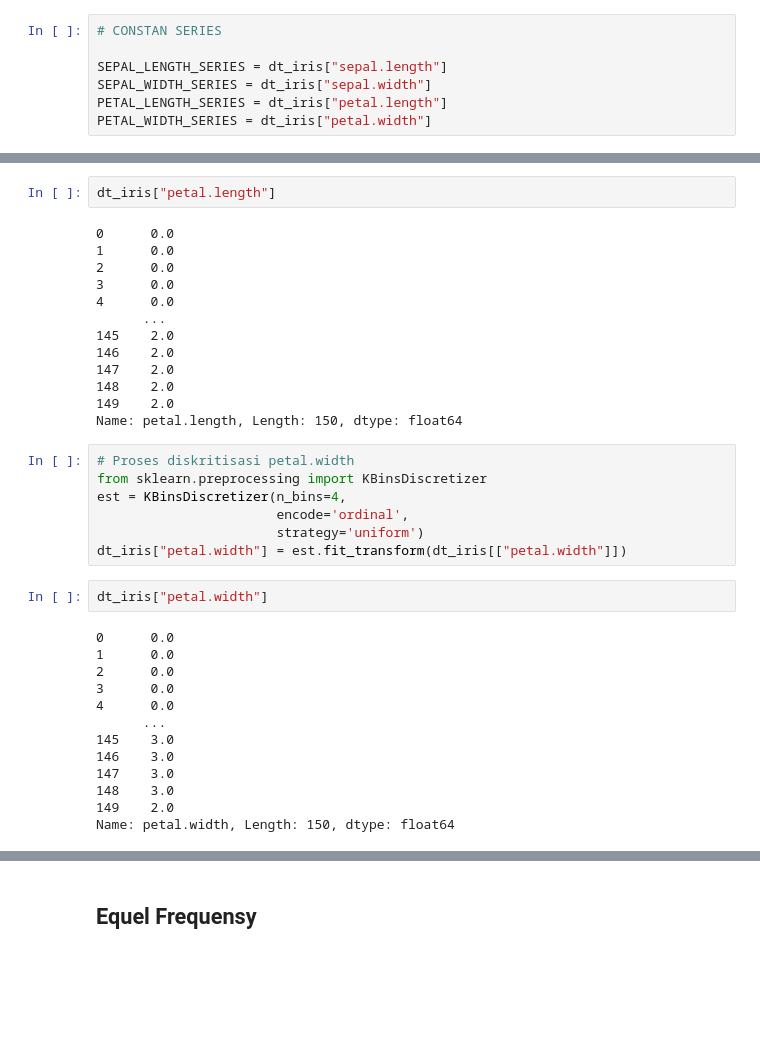
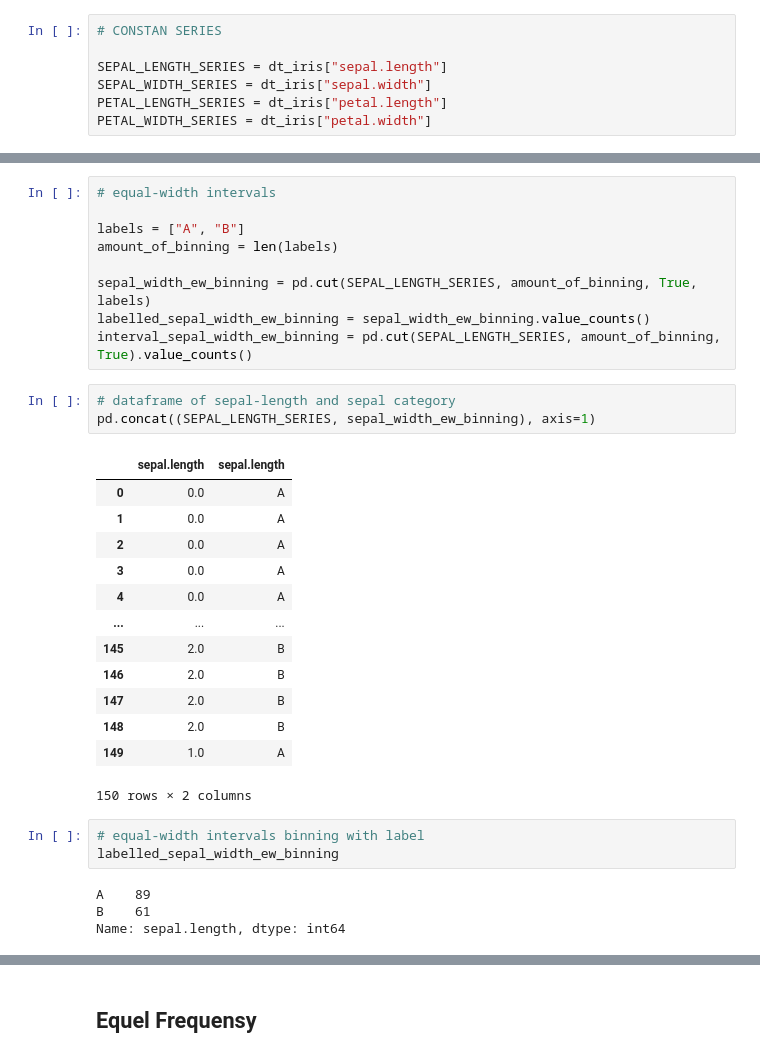
Before and after one commit to AliGhufron-28/datamaining, a Jupyter notebook: _sources/notebooks2.ipynb, the cells around one changed output, grey strips where cells are left out. Drawn from its saved outputs; the diff is of its cells as text; blank space fills up the shorter version.

```diff
--- a/_sources/notebooks2.ipynb
+++ b/_sources/notebooks2.ipynb
@@ -137,37 +101,33 @@ dt_iris["petal.length"] = est.fit_transform(dt_iris[["petal.length"]])
-# %%
-dt_iris["petal.length"]
-# %% [output]
-0      0.0
-1      0.0
-2      0.0
-3      0.0
-4      0.0
-      ...
-145    2.0
-146    2.0
-147    2.0
-148    2.0
-149    2.0
-Name: petal.length, Length: 150, dtype: float64
-# %%
-# Proses diskritisasi petal.width
-from sklearn.preprocessing import KBinsDiscretizer
-est = KBinsDiscretizer(n_bins=4,
-                       encode='ordinal',
-                       strategy='uniform')
-dt_iris["petal.width"] = est.fit_transform(dt_iris[["petal.width"]])
-# %%
-dt_iris["petal.width"]
-# %% [output]
-0      0.0
-1      0.0
-2      0.0
-3      0.0
-4      0.0
-      ...
-145    3.0
-146    3.0
-147    3.0
-148    3.0
-149    2.0
-Name: petal.width, Length: 150, dtype: float64
+# %%
+# equal-width intervals
+
+labels = ["A", "B"]
+amount_of_binning = len(labels)
+
+sepal_width_ew_binning = pd.cut(SEPAL_LENGTH_SERIES, amount_of_binning, True, labels)
+labelled_sepal_width_ew_binning = sepal_width_ew_binning.value_counts()
+interval_sepal_width_ew_binning = pd.cut(SEPAL_LENGTH_SERIES, amount_of_binning, True).value_counts()
+# %%
+# dataframe of sepal-length and sepal category
+pd.concat((SEPAL_LENGTH_SERIES, sepal_width_ew_binning), axis=1)
+# %% [output]
+|  | sepal.length | sepal.length |
+| 0 | 0.0 | A |
+| 1 | 0.0 | A |
+| 2 | 0.0 | A |
+| 3 | 0.0 | A |
+| 4 | 0.0 | A |
+| ... | ... | ... |
+| 145 | 2.0 | B |
+| 146 | 2.0 | B |
+| 147 | 2.0 | B |
+| 148 | 2.0 | B |
+| 149 | 1.0 | A |
+150 rows × 2 columns
+# %%
+# equal-width intervals binning with label
+labelled_sepal_width_ew_binning
+# %% [output]
+A    89
+B    61
+Name: sepal.length, dtype: int64
```
Also changed, not shown: parts of 47 cells of this notebook, 8 other files.
